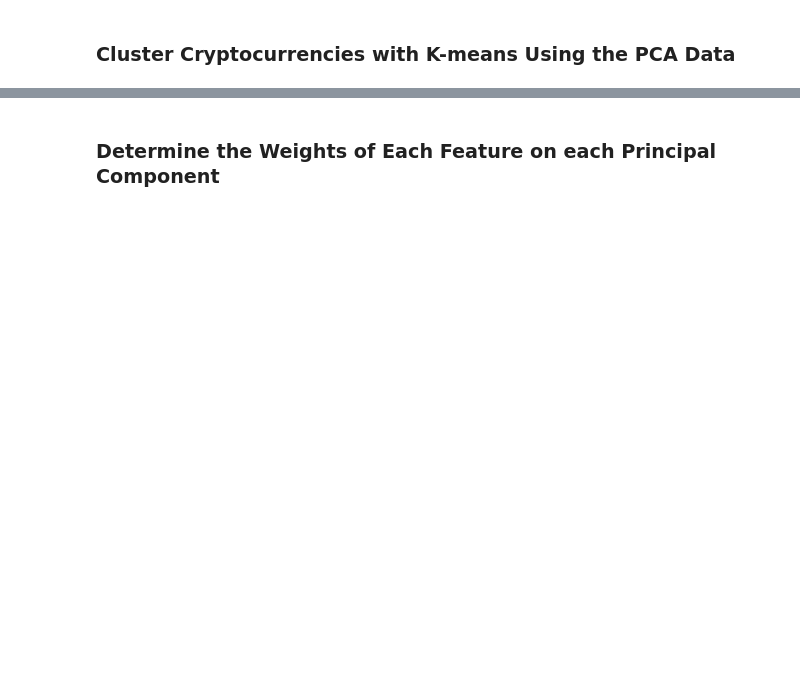
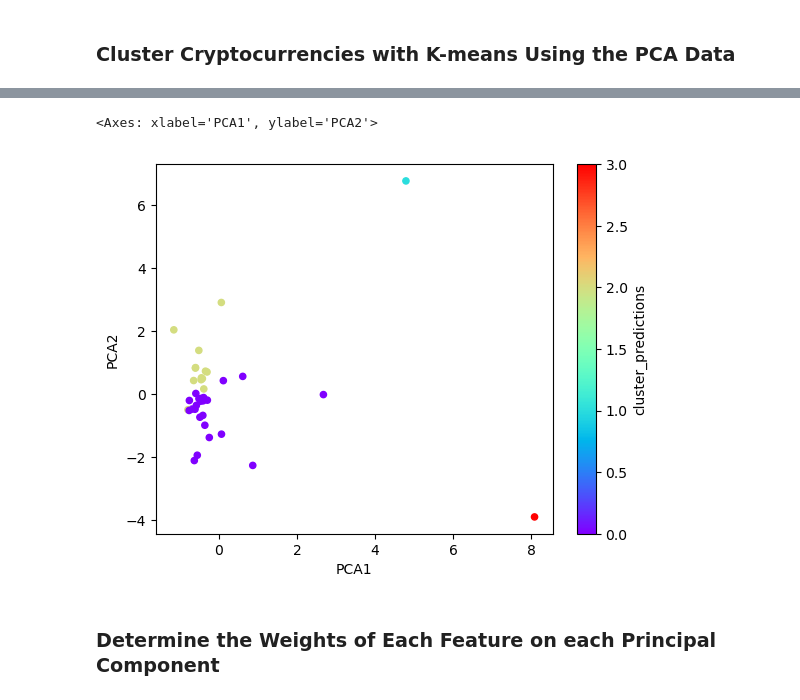
Before and after one commit to tamfree/CryptoClustering, a Jupyter notebook: Crypto_Clustering.ipynb, the cells around one changed output, grey strips where cells are left out. Drawn from its saved outputs; the diff is of its cells as text; code cells hidden in the pictures; blank space fills up the shorter version.

```diff
--- a/Crypto_Clustering.ipynb
+++ b/Crypto_Clustering.ipynb
@@ -288,5 +363,6 @@ scaled_market_data_df2.plot.scatter(x="price_change_percentage_24h", y="price_ch
 ### Cluster Cryptocurrencies with K-means Using the PCA Data
 # %%
 # Initialize the K-Means model using the best value for k
+kmean_withPCA_model = KMeans(n_clusters=4,n_init="auto", random_state=1)
 # %%
 # Fit the K-Means model using the PCA data
@@ -298,8 +381,9 @@ scaled_market_data_df2.plot.scatter(x="price_change_percentage_24h", y="price_ch
 # %%
 # Create a copy of the DataFrame with the PCA data
-
+crypto_pca_df2 = crypto_pca_df.copy()
 
 # Add a new column to the DataFrame with the predicted clusters
-
+crypto_pca_df2["cluster_predictions"] = crypto_predictions_using_PCA
 
 # Display sample data
+crypto_pca_df2.head()
@@ -306,5 +398,9 @@ scaled_market_data_df2.plot.scatter(x="price_change_percentage_24h", y="price_ch
 # %%
 # Create a scatter plot using hvPlot by setting `x="PCA1"` and `y="PCA2"`.
+crypto_pca_df2.plot.scatter(x="PCA1", y="PCA2", c="cluster_predictions", colormap = "rainbow")
+# %% [output]
+<Axes: xlabel='PCA1', ylabel='PCA2'>
+[figure, added]
 # %% [markdown]
 ### Determine the Weights of Each Feature on each Principal Component
 # %%
```
Also changed, not shown: parts of 14 cells of this notebook, 1 other file.
